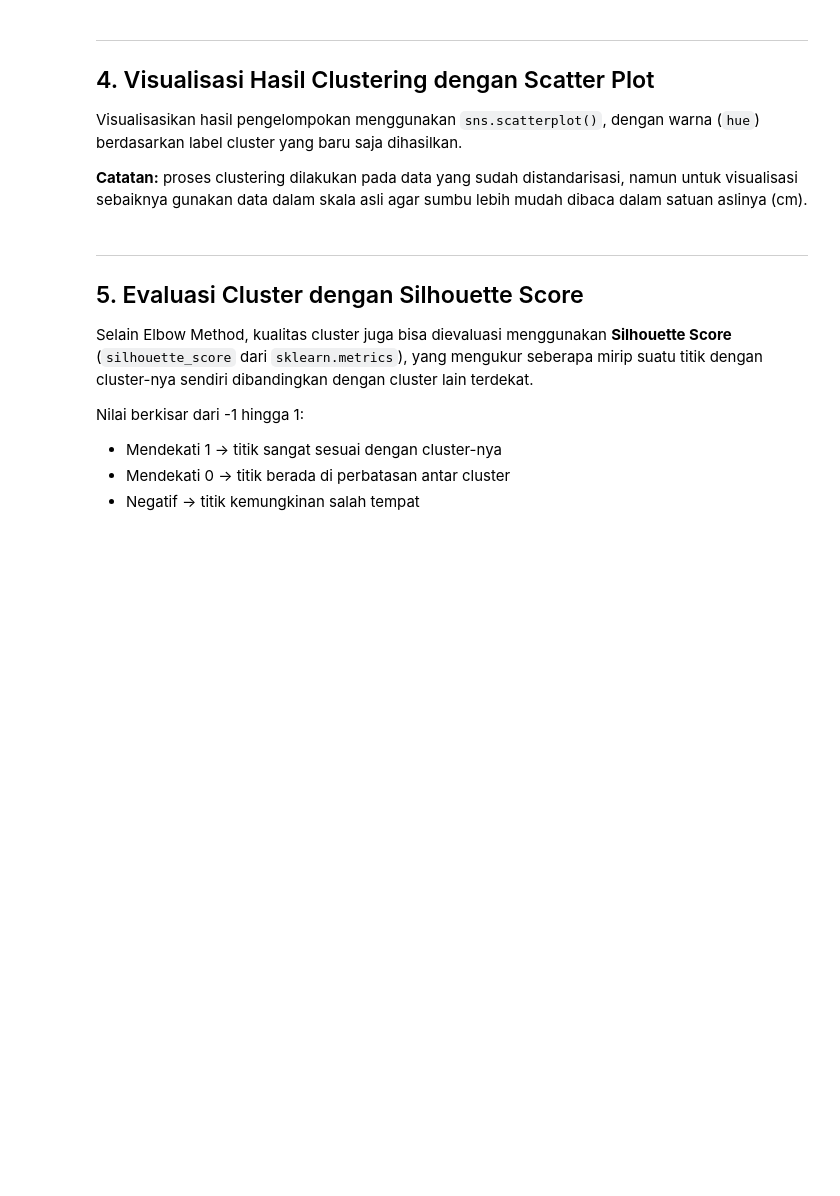
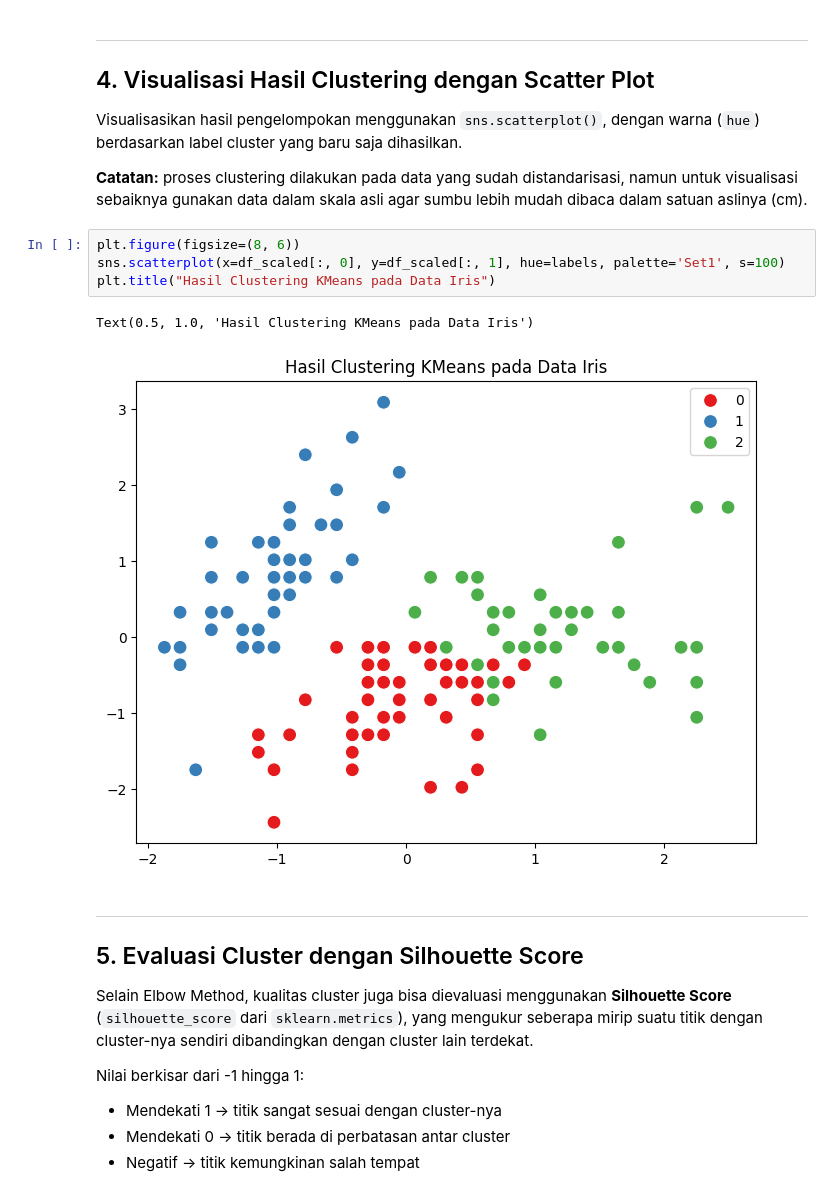
Before and after one commit to Renobelajar/prak-datascience-5, a Jupyter notebook: templatemodul4.ipynb, the cells around one changed output. Drawn from its saved outputs; the diff is of its cells as text; blank space fills up the shorter version.

```diff
--- a/templatemodul4.ipynb
+++ b/templatemodul4.ipynb
@@ -130,6 +130,13 @@ display(df.sample(10))
 Visualisasikan hasil pengelompokan menggunakan `sns.scatterplot()`, dengan warna (`hue`) berdasarkan label cluster yang baru saja dihasilkan.
 
 **Catatan:** proses clustering dilakukan pada data yang sudah distandarisasi, namun untuk visualisasi sebaiknya gunakan data dalam skala asli agar sumbu lebih mudah dibaca dalam satuan aslinya (cm).
+# %%
+plt.figure(figsize=(8, 6))
+sns.scatterplot(x=df_scaled[:, 0], y=df_scaled[:, 1], hue=labels, palette='Set1', s=100)
+plt.title("Hasil Clustering KMeans pada Data Iris")
+# %% [output]
+Text(0.5, 1.0, 'Hasil Clustering KMeans pada Data Iris')
+[figure, added]
 # %% [markdown]
 ---
 ## 5. Evaluasi Cluster dengan Silhouette Score
```
